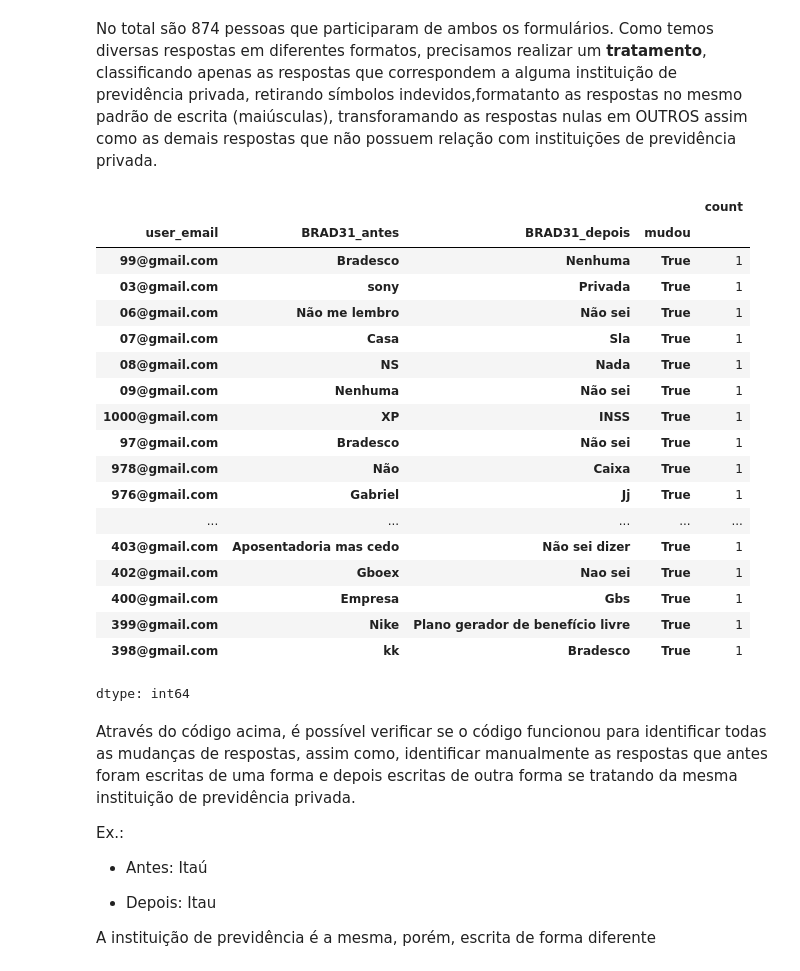
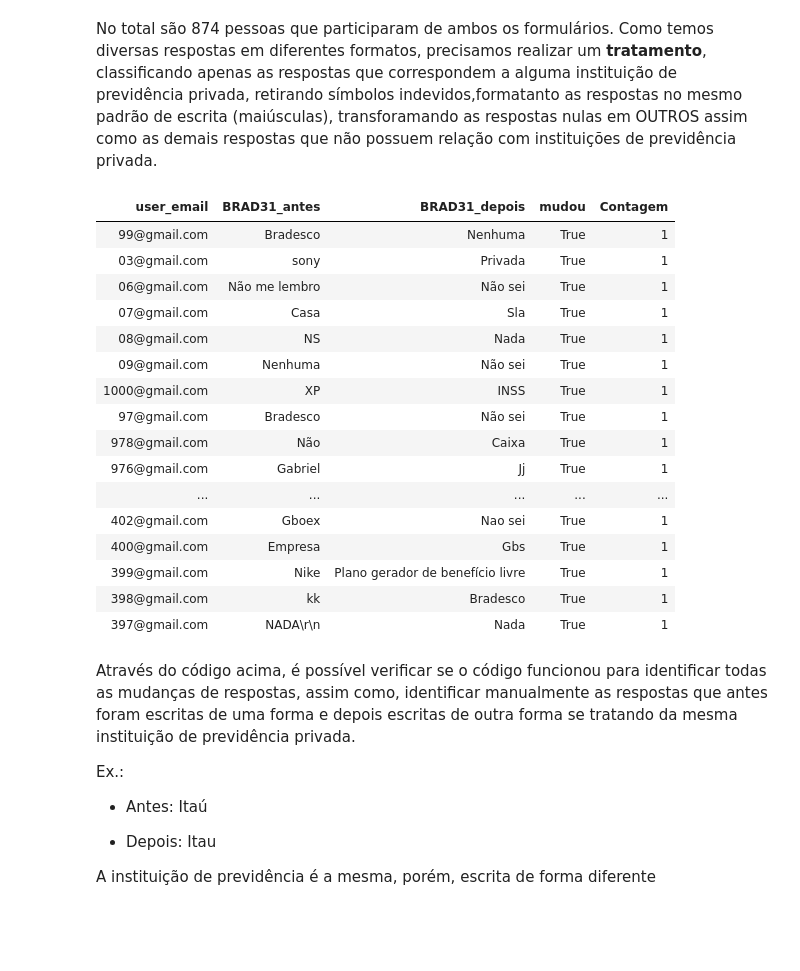
Before and after one commit to adhalya/Analise_Campanha_Credito, a Jupyter notebook: Análise_Campanha_de_Crédito.ipynb, the cells around one changed output. Cells and saved outputs as stored; diff of their text form; code cells hidden in the pictures; blank space fills up the shorter version.

```diff
--- a/Análise_Campanha_de_Crédito.ipynb
+++ b/Análise_Campanha_de_Crédito.ipynb
@@ -271,30 +254,33 @@ df2_inicio.head(10)
 # %% [markdown]
 No total são 874 pessoas que participaram de ambos os formulários. Como temos diversas respostas em diferentes formatos, precisamos realizar um **tratamento**, classificando apenas as respostas que correspondem a alguma instituição de previdência privada, retirando símbolos indevidos,formatanto as respostas no mesmo padrão de escrita (maiúsculas), transforamando as respostas nulas em OUTROS assim como as demais respostas que não possuem relação com instituições de previdência privada.
-# %%
-# Visualizando todos as respostas antes e depois, identificando se houve mudança de resposta através da variável booleana "mudou"
-pd.set_option('display.max_rows', None)
-df_merge_valores = df_inicio.value_counts()
-df_merge_valores
-# %% [output]
-|  |  |  |  | count |
-| user_email | BRAD31_antes | BRAD31_depois | mudou |  |
-| 99@gmail.com | Bradesco | Nenhuma | True | 1 |
-| 03@gmail.com | sony | Privada | True | 1 |
-| 06@gmail.com | Não me lembro | Não sei | True | 1 |
-| 07@gmail.com | Casa | Sla | True | 1 |
-| 08@gmail.com | NS | Nada | True | 1 |
-| 09@gmail.com | Nenhuma | Não sei | True | 1 |
-| 1000@gmail.com | XP | INSS | True | 1 |
-| 97@gmail.com | Bradesco | Não sei | True | 1 |
-| 978@gmail.com | Não | Caixa | True | 1 |
-| 976@gmail.com | Gabriel | Jj | True | 1 |
-| ... | ... | ... | ... | ... |
-| 403@gmail.com | Aposentadoria mas cedo | Não sei dizer | True | 1 |
-| 402@gmail.com | Gboex | Nao sei | True | 1 |
-| 400@gmail.com | Empresa | Gbs | True | 1 |
-| 399@gmail.com | Nike | Plano gerador de benefício livre | True | 1 |
-| 398@gmail.com | kk | Bradesco | True | 1 |
-dtype: int64
+# %%
+df_merge_valores = df_inicio.value_counts().reset_index()
+df_merge_valores.columns = list(df_merge_valores.columns[:-1]) + ['Contagem']  # renomeia a última coluna para "Contagem"
+
+# Transformar em HTML com scroll
+display(HTML(f"""
+<div style="height:400px; overflow:auto; border:1px solid lightgray;">
+    {df_merge_valores.to_html(index=False)}
+</div>
+"""))
+# %% [output]
+| user_email | BRAD31_antes | BRAD31_depois | mudou | Contagem |
+| 99@gmail.com | Bradesco | Nenhuma | True | 1 |
+| 03@gmail.com | sony | Privada | True | 1 |
+| 06@gmail.com | Não me lembro | Não sei | True | 1 |
+| 07@gmail.com | Casa | Sla | True | 1 |
+| 08@gmail.com | NS | Nada | True | 1 |
+| 09@gmail.com | Nenhuma | Não sei | True | 1 |
+| 1000@gmail.com | XP | INSS | True | 1 |
+| 97@gmail.com | Bradesco | Não sei | True | 1 |
+| 978@gmail.com | Não | Caixa | True | 1 |
+| 976@gmail.com | Gabriel | Jj | True | 1 |
+| ... | ... | ... | ... | ... |
+| 402@gmail.com | Gboex | Nao sei | True | 1 |
+| 400@gmail.com | Empresa | Gbs | True | 1 |
+| 399@gmail.com | Nike | Plano gerador de benefício livre | True | 1 |
+| 398@gmail.com | kk | Bradesco | True | 1 |
+| 397@gmail.com | NADA\r\n | Nada | True | 1 |
 # %% [markdown]
 Através do código acima, é possível verificar se o código funcionou para identificar todas as mudanças de respostas, assim como, identificar manualmente as respostas que antes foram escritas de uma forma e depois escritas de outra forma se tratando da mesma instituição de previdência privada.
 
```
Also changed, not shown: parts of 13 cells of this notebook.
